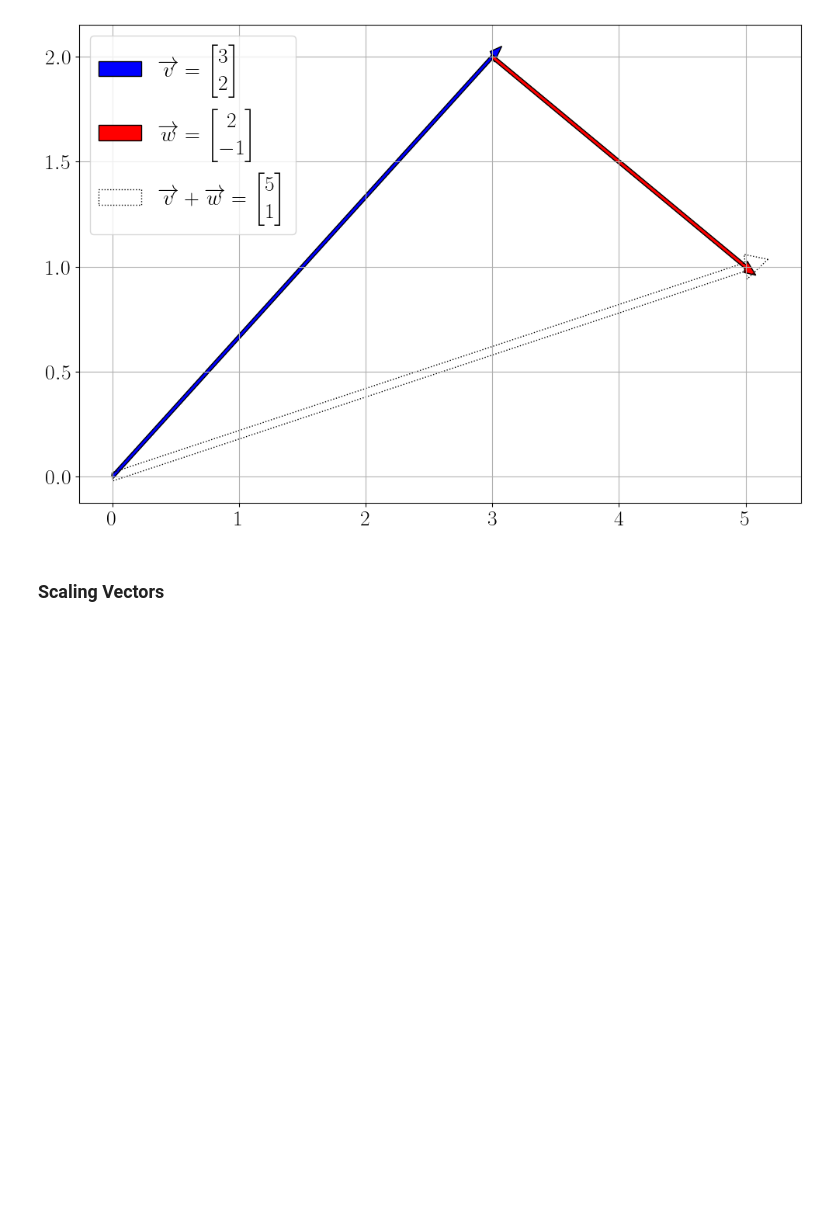
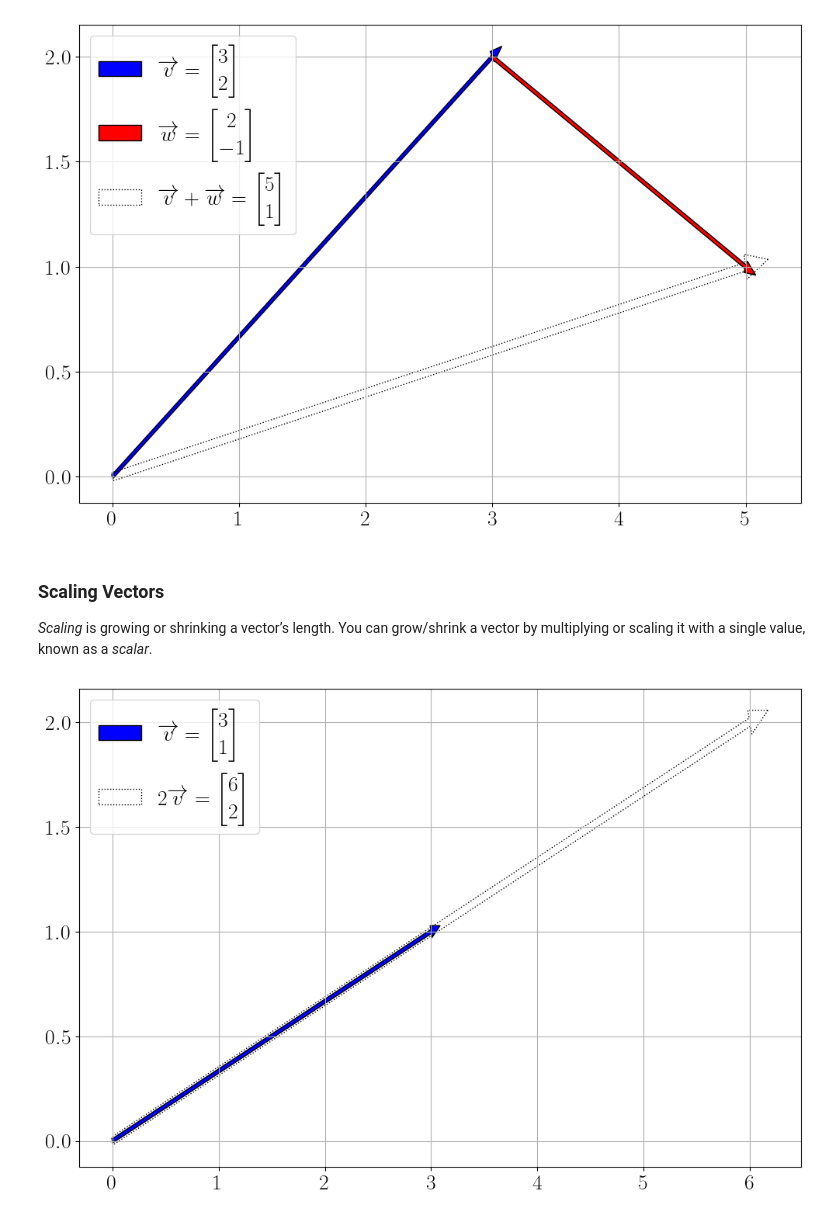
Before and after one commit to mlvhub/quant-learning, a Jupyter notebook: essential-math-for-data-science/04-linear-algebra.ipynb, the cells around one changed output. Drawn from its saved outputs; the diff is of its cells as text; code cells hidden in the pictures; blank space fills up the shorter version.

```diff
--- a/essential-math-for-data-science/04-linear-algebra.ipynb
+++ b/essential-math-for-data-science/04-linear-algebra.ipynb
@@ -124,3 +124,21 @@ plt.grid()
 [figure]
 # %% [markdown]
 ### Scaling Vectors
+
+*Scaling* is growing or shrinking a vector’s length. You can grow/shrink a vector by multiplying or scaling it with a single value, known as a *scalar*.
+# %%
+import matplotlib.pyplot as plt
+import matplotlib as mpl
+
+mpl.rcParams['font.size'] = 20
+mpl.rcParams['text.usetex'] = True
+mpl.rcParams['text.latex.preamble'] = r'\usepackage{{amsmath}}'
+
+plt.rcParams["figure.figsize"] = [12, 8]
+
+plt.arrow(0, 0, 3, 1, width = 0.02, fc = 'b', label = r'$\overrightarrow{v}=\begin{bmatrix}3\\1\end{bmatrix}$')
+plt.arrow(0, 0, 6, 2, width = 0.04, fc = 'g', ls = ':', fill = False, label = r'$2\overrightarrow{v}=\begin{bmatrix}6\\2\end{bmatrix}$')
+plt.legend()
+plt.grid()
+# %% [output]
+[figure, added]
```
Also changed, not shown: parts of 20 cells of this notebook.
